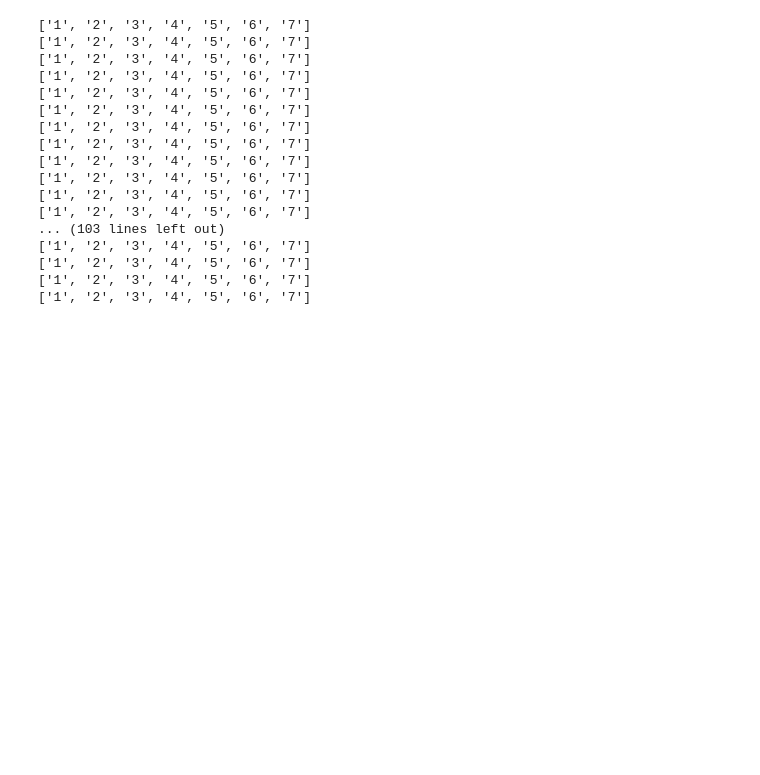
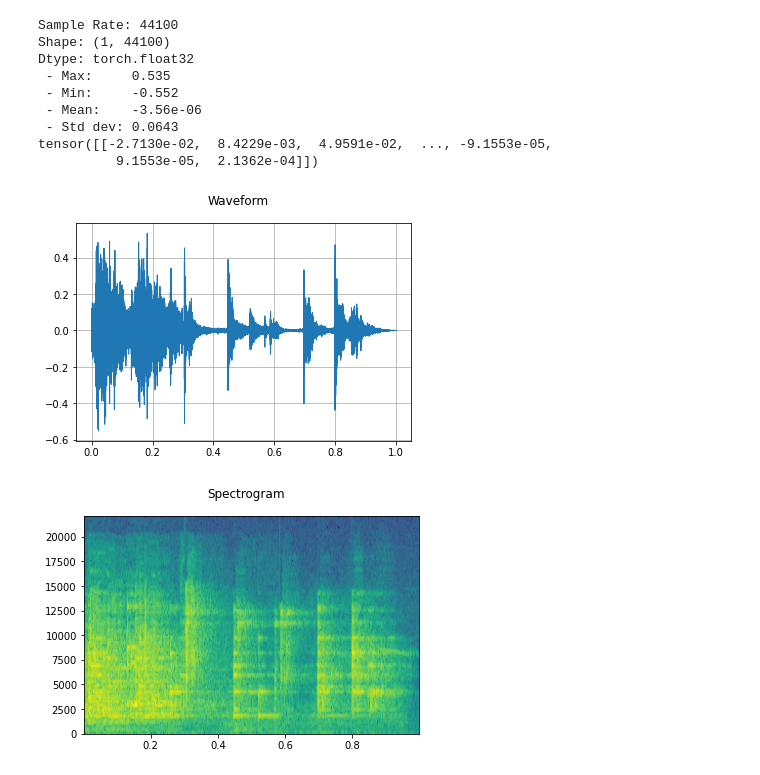
Before and after one commit to relaxxpls/IE643-Deep-Learning, a Jupyter notebook: Challenge/solve.ipynb, the cells around one changed output. Saved outputs shown, nothing was run; the diff lists cells and outputs as text; code cells hidden in the pictures; blank space fills up the shorter version.

Commit message:
👌 IMPROVE: Train model

```diff
--- a/Challenge/solve.ipynb
+++ b/Challenge/solve.ipynb
@@ -40,25 +19,0 @@ dataset = AudioDataset(root='/home/jose/Documents/Challenge/data/train')
-# %%
-dataset = DatasetFolder(root='./dataset', loader=torchaudio.load, extensions='wav')
-dataset = get_audio_dataset(data_directory, max_length_in_seconds=1, pad_and_truncate=True)
-
-for idx, (data, label) in enumerate(dataset):
-
-    print(dataset.classes[label])
-# %% [output]
-['1', '2', '3', '4', '5', '6', '7']
-['1', '2', '3', '4', '5', '6', '7']
-['1', '2', '3', '4', '5', '6', '7']
-['1', '2', '3', '4', '5', '6', '7']
-['1', '2', '3', '4', '5', '6', '7']
-['1', '2', '3', '4', '5', '6', '7']
-['1', '2', '3', '4', '5', '6', '7']
-['1', '2', '3', '4', '5', '6', '7']
-['1', '2', '3', '4', '5', '6', '7']
-['1', '2', '3', '4', '5', '6', '7']
-['1', '2', '3', '4', '5', '6', '7']
-['1', '2', '3', '4', '5', '6', '7']
-... (103 lines left out)
-['1', '2', '3', '4', '5', '6', '7']
-['1', '2', '3', '4', '5', '6', '7']
-['1', '2', '3', '4', '5', '6', '7']
-['1', '2', '3', '4', '5', '6', '7']
@@ -68,3 +20,25 @@ train_dataset, valid_dataset = train_test_split(dataset, test_size=0.2)
+# %%
+def audio_loader(path, max_length_in_seconds=1, pad_and_truncate=True):
+    audio_tensor, sample_rate = torchaudio.load(path)
+    max_length = sample_rate * max_length_in_seconds
+    audio_size = audio_tensor.size()
+
+    if pad_and_truncate:
+        if audio_size[1] < max_length:
+            difference = max_length - audio_size[1]
+            padding = torch.zeros(audio_size[0], difference)
+            padded_audio = torch.cat([audio_tensor, padding], 1)
+            return padded_audio
+
+        if audio_size[1] > max_length:
+            random_idx = random.randint(0, audio_size[1] - max_length)
+            return audio_tensor.narrow(1, random_idx, max_length)
+
+    return audio_tensor
+
+
+dataset = DatasetFolder(root='./dataset', loader=audio_loader, extensions='wav')
+train_dataset, valid_dataset = train_test_split(dataset, test_size=0.2)
 # %%
 # ? dataloader
 train_dataloader = DataLoader(
@@ -82,0 +94,27 @@ valid_dataloader = DataLoader(
+# %%
+waveform = audio_loader('./dataset/5/147867.wav')
+sample_rate = 44100
+
+print("Sample Rate:", sample_rate)
+print("Shape:", tuple(waveform.shape))
+print("Dtype:", waveform.dtype)
+print(f" - Max:     {waveform.max():.3g}")
+print(f" - Min:     {waveform.min():.3g}")
+print(f" - Mean:    {waveform.mean():.3g}")
+print(f" - Std dev: {waveform.std():.3g}")
+print(waveform)
+
+plot_waveform(waveform, sample_rate)
+plot_specgram(waveform, sample_rate)
+# %% [output]
+Sample Rate: 44100
+Shape: (1, 44100)
+Dtype: torch.float32
+ - Max:     0.535
+ - Min:     -0.552
+ - Mean:    -3.56e-06
+ - Std dev: 0.0643
+tensor([[-2.7130e-02,  8.4229e-03,  4.9591e-02,  ..., -9.1553e-05,
+          9.1553e-05,  2.1362e-04]])
+[figure, added]
+[figure, added]
```
Also changed, not shown: parts of 15 cells of this notebook.
